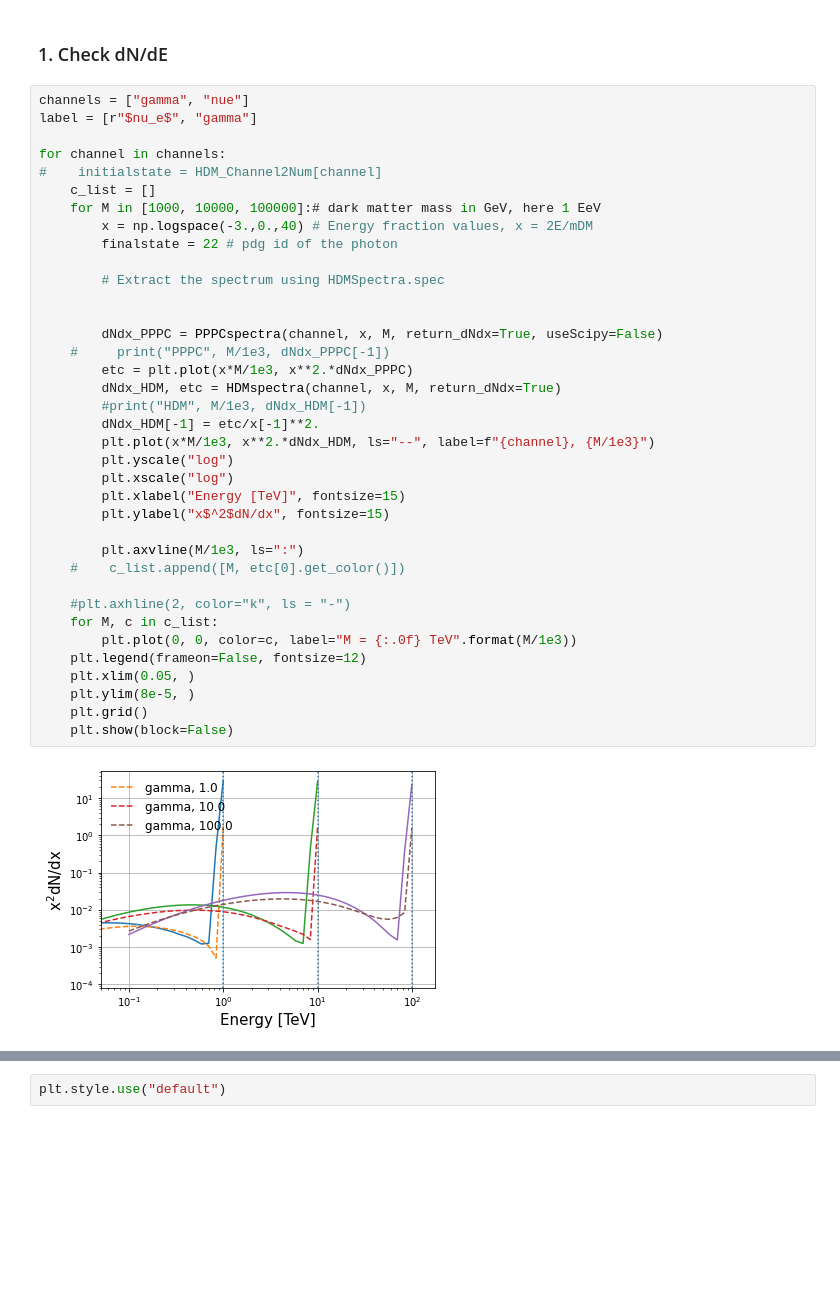
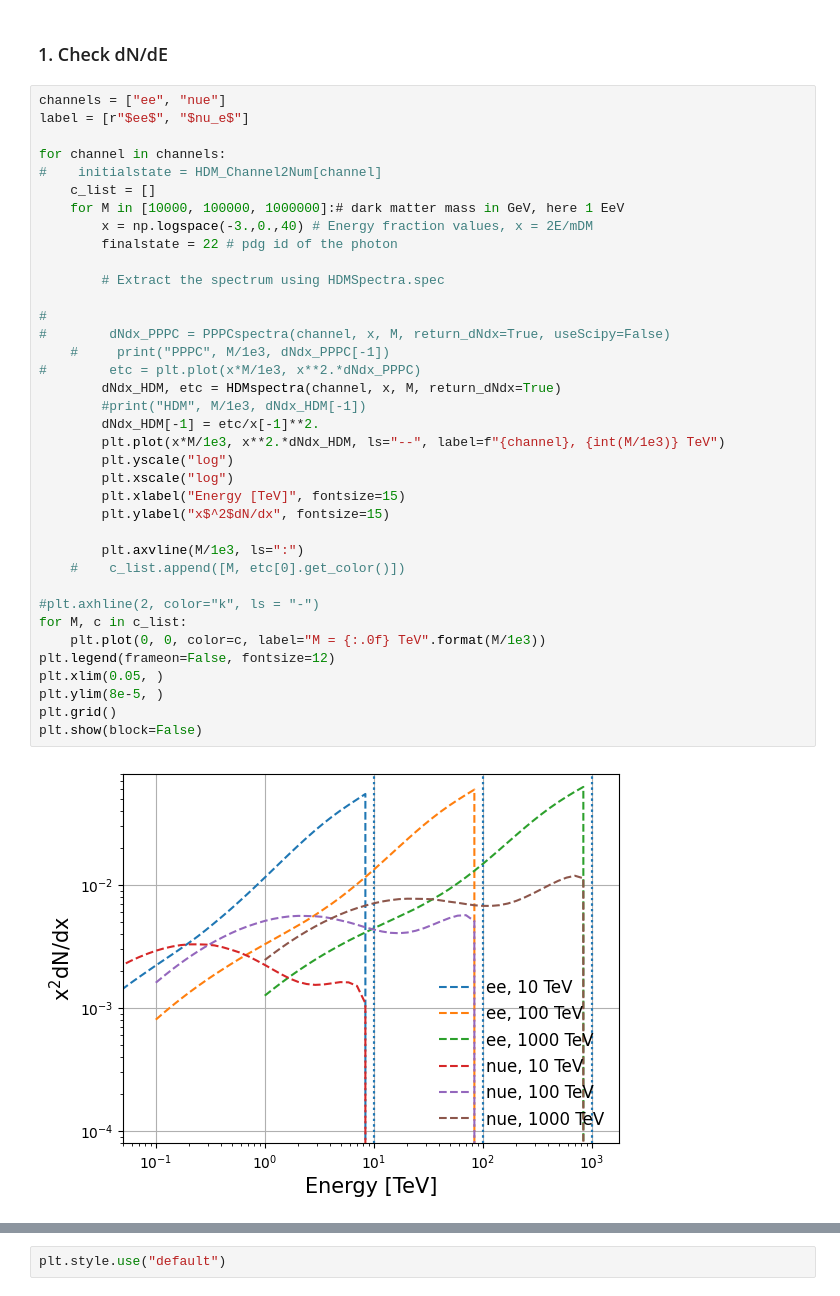
Before and after one commit to takdg123/dm_analysis, a Jupyter notebook: UHDM/Advanced_Test_of_HDMSpectra.ipynb, the cells around one changed output, grey strips where cells are left out. Drawn from its saved outputs; the diff is of its cells as text; blank space fills up the shorter version.

```diff
--- a/UHDM/Advanced_Test_of_HDMSpectra.ipynb
+++ b/UHDM/Advanced_Test_of_HDMSpectra.ipynb
@@ -11,41 +11,41 @@ data = SCRIPT_DIR+"/external/HDMSpectra/data/HDMSpectra.hdf5"
 # %% [markdown]
 ### 1. Check dN/dE
 # %%
-channels = ["gamma", "nue"]
-label = [r"$nu_e$", "gamma"]
+channels = ["ee", "nue"]
+label = [r"$ee$", "$nu_e$"]
 
 for channel in channels:
 #    initialstate = HDM_Channel2Num[channel]
     c_list = []
-    for M in [1000, 10000, 100000]:# dark matter mass in GeV, here 1 EeV
+    for M in [10000, 100000, 1000000]:# dark matter mass in GeV, here 1 EeV
         x = np.logspace(-3.,0.,40) # Energy fraction values, x = 2E/mDM
         finalstate = 22 # pdg id of the photon
 
         # Extract the spectrum using HDMSpectra.spec
 
-
-        dNdx_PPPC = PPPCspectra(channel, x, M, return_dNdx=True, useScipy=False)
+#
+#        dNdx_PPPC = PPPCspectra(channel, x, M, return_dNdx=True, useScipy=False)
     #     print("PPPC", M/1e3, dNdx_PPPC[-1])
-        etc = plt.plot(x*M/1e3, x**2.*dNdx_PPPC)
+#        etc = plt.plot(x*M/1e3, x**2.*dNdx_PPPC)
         dNdx_HDM, etc = HDMspectra(channel, x, M, return_dNdx=True)
         #print("HDM", M/1e3, dNdx_HDM[-1])
         dNdx_HDM[-1] = etc/x[-1]**2.
-        plt.plot(x*M/1e3, x**2.*dNdx_HDM, ls="--", label=f"{channel}, {M/1e3}")
+        plt.plot(x*M/1e3, x**2.*dNdx_HDM, ls="--", label=f"{channel}, {int(M/1e3)} TeV")
         plt.yscale("log")
         plt.xscale("log")
         plt.xlabel("Energy [TeV]", fontsize=15)
         plt.ylabel("x$^2$dN/dx", fontsize=15)
 
         plt.axvline(M/1e3, ls=":")
     #    c_list.append([M, etc[0].get_color()])
 
-    #plt.axhline(2, color="k", ls = "-")
-    for M, c in c_list:
-        plt.plot(0, 0, color=c, label="M = {:.0f} TeV".format(M/1e3))
-    plt.legend(frameon=False, fontsize=12)
-    plt.xlim(0.05, )
-    plt.ylim(8e-5, )
-    plt.grid()
-    plt.show(block=False)
+#plt.axhline(2, color="k", ls = "-")
+for M, c in c_list:
+    plt.plot(0, 0, color=c, label="M = {:.0f} TeV".format(M/1e3))
+plt.legend(frameon=False, fontsize=12)
+plt.xlim(0.05, )
+plt.ylim(8e-5, )
+plt.grid()
+plt.show(block=False)
 # %% [output]
-[figure, old version]
+[figure, new version]
```
Also changed, not shown: parts of 8 cells of this notebook, 35 other files.
